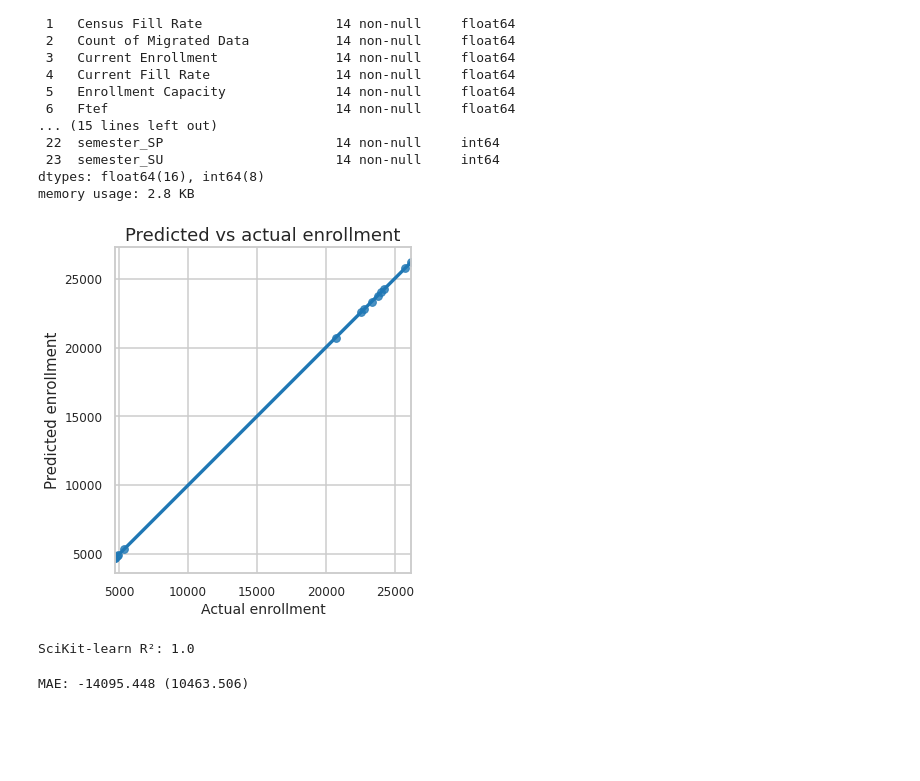
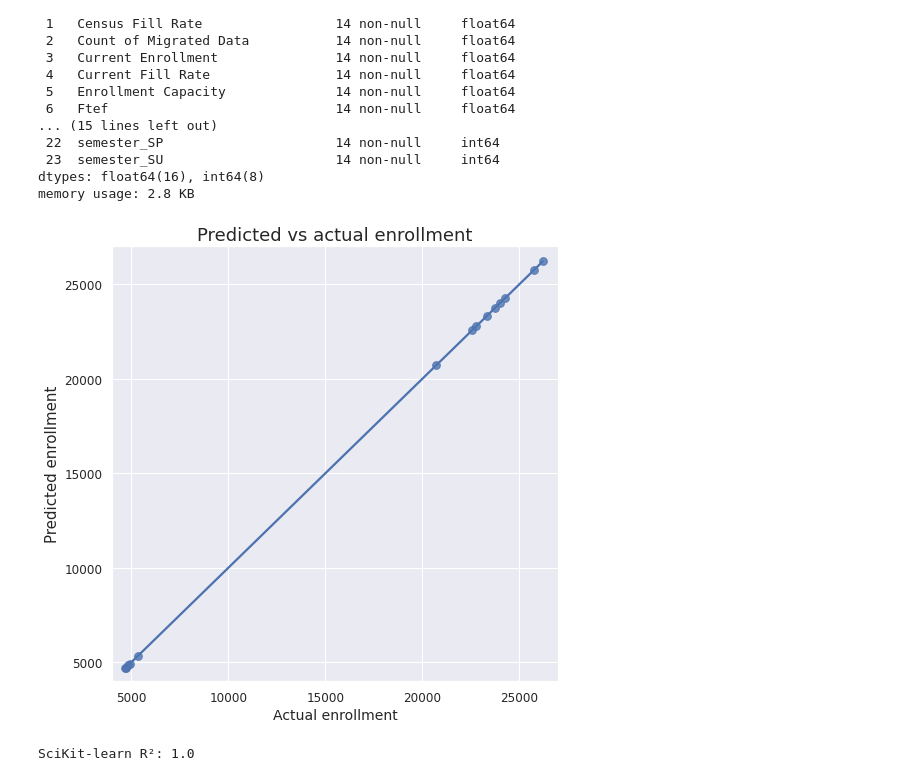
Before and after one commit to gperdrizet/LMC-enrollment-forecast, a Jupyter notebook: notebooks/linear_model.ipynb, the cells around one changed output. Saved outputs shown, nothing was run; the diff lists cells and outputs as text; code cells hidden in the pictures; blank space fills up the shorter version.

```diff
--- a/notebooks/linear_model.ipynb
+++ b/notebooks/linear_model.ipynb
@@ -6,12 +6,13 @@ from numpy import std
 
 import pandas as pd
 import seaborn as sns
+sns.set_theme()
+sns.set_style("white")
+sns.set_style("ticks")
+
 import matplotlib.pyplot as plt
-
 from matplotlib import rcParams
 from matplotlib.ticker import FormatStrFormatter
-sns.set_style("whitegrid")
-sns.set_context("talk")
 
 from sklearn.linear_model import LinearRegression
 from sklearn.ensemble import BaggingRegressor
@@ -53,26 +54,27 @@ memory usage: 2.8 KB
 # %%
 # Create and fit a LinearRegression object
 lm = LinearRegression()
 linear_model = lm.fit(X, y)
 
 # Predict enrollment
 predicted_enrollment = lm.predict(X)
 
 # Grab actual enrollment numbers to compare with
 actual_enrollment = y
 
 # Plot actual enrollment vs predicted enrollment
-rcParams['figure.figsize'] = 6,6
-
+sns.set(rc={'figure.figsize':(8,8)})
 ax = sns.regplot(y=predicted_enrollment, x=actual_enrollment, fit_reg=True, scatter_kws={'s':60})
 ax.tick_params(labelsize=12)
 ax.set_title('Predicted vs actual enrollment', fontsize=18)
 ax.set_xlabel('Actual enrollment', fontsize=14)
 ax.set_ylabel('Predicted enrollment', fontsize=15)
-ax.set_aspect('equal', 'box')
+#ax.set_aspect('equal', 'box')
+ax.set_xlim(4000, 27000)
+ax.set_ylim(4000, 27000)
 ax.yaxis.set_major_formatter(FormatStrFormatter('%.0f'))
 # %% [output]
-[figure, old version]
+[figure, new version]
 # %%
 scikit_R_sqr = linear_model.score(X, actual_enrollment)
 print('SciKit-learn R\u00b2: {}'.format(np.round(scikit_R_sqr, 3)))
@@ -82,7 +84,7 @@ SciKit-learn R²: 1.0
 # Instantiate base bagging model using linear regression
 bagging_model = BaggingRegressor(
     LinearRegression(),
-    n_estimators=10,
+    n_estimators=50,
     max_samples=7,
     n_jobs=8,
     random_state=123
@@ -91,7 +93,7 @@ bagging_model = BaggingRegressor(
 # Setup and k-fold cross validation
 cv = RepeatedKFold(
     n_splits=2,
-    n_repeats=100,
+    n_repeats=500,
     random_state=1
 )
 
@@ -100,9 +102,7 @@ n_scores = cross_val_score(bagging_model, X, y, cv=cv, scoring='neg_mean_absolut
 MAEs = abs(n_scores)
 
 # Report average performance
-print('MAE: %.3f (%.3f)' % (mean(n_scores), std(n_scores)))
+print('MAE: %.3f (%.3f)' % (abs(mean(n_scores)), std(n_scores)))
-# %% [output]
-MAE: -14095.448 (10463.506)
 # %%
 # Plot distribution of MAE scores from each k-fold
 sns.displot(MAEs, kind="kde")
```
Also changed, not shown: parts of 3 cells of this notebook.
